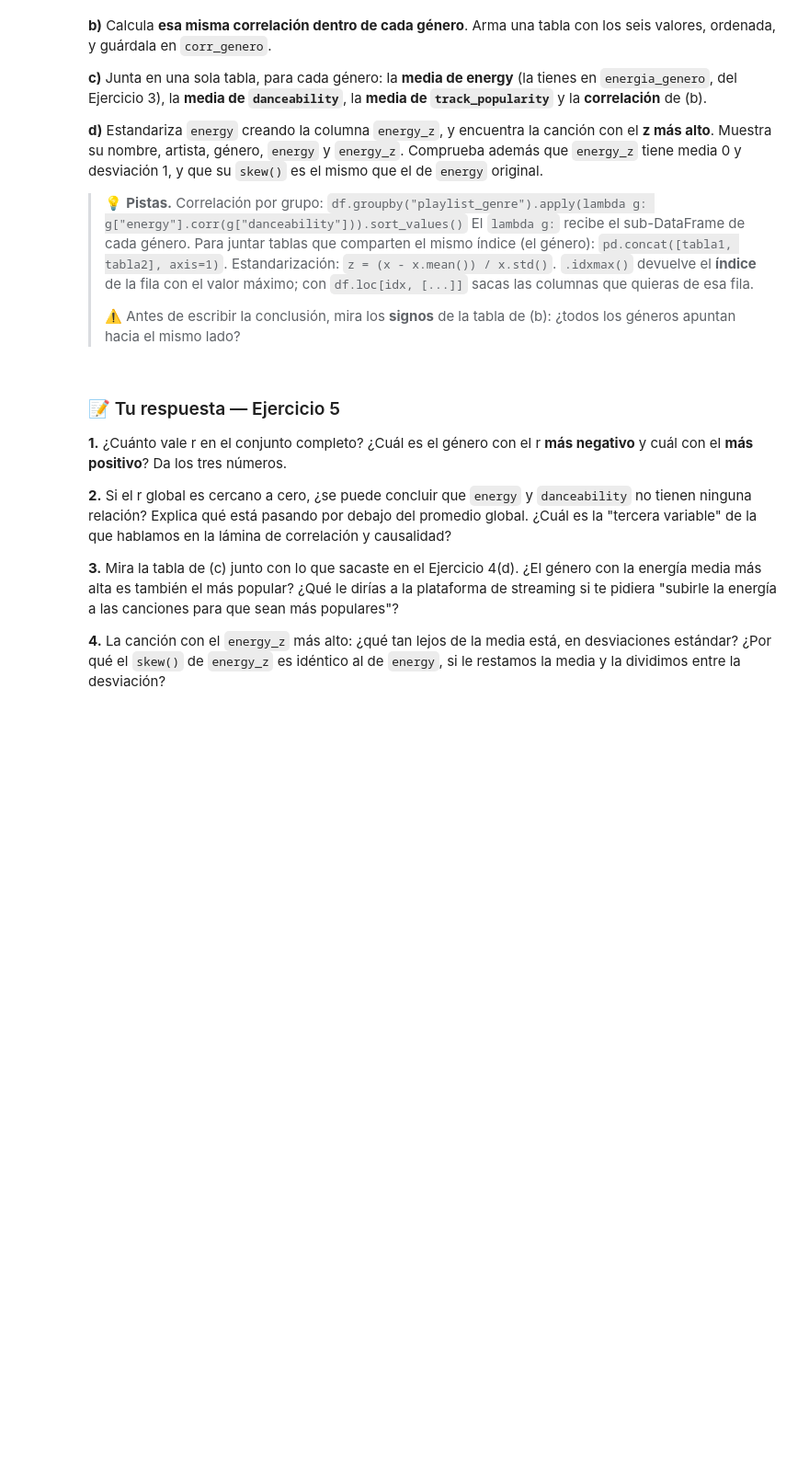
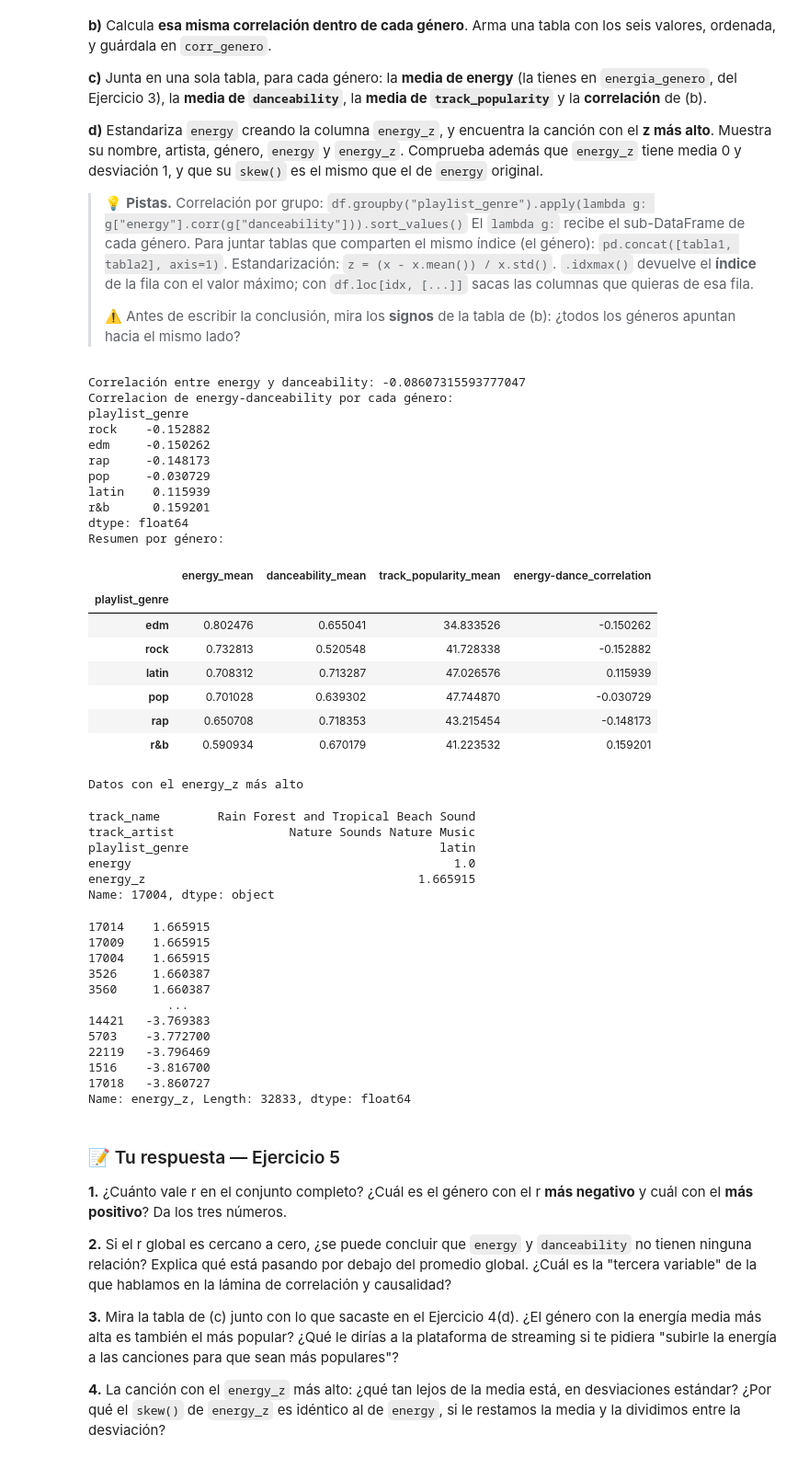
Before and after one commit to JuanpiNavarro/s100-tareas-Analitica-Datos, a Jupyter notebook: S100_PS1_Navarro.ipynb, the cells around one changed output. Shown at 92% size. Cells and saved outputs as stored; diff of their text form; code cells hidden in the pictures; blank space fills up the shorter version.

```diff
--- a/S100_PS1_Navarro.ipynb
+++ b/S100_PS1_Navarro.ipynb
@@ -531,16 +531,65 @@ que el de `energy` original.
 > apuntan hacia el mismo lado?
 # %%
 # a) Correlación global entre energy y danceability
-
+energy_dance = df["energy"].corr(df["danceability"])
+print("Correlación entre energy y danceability:",energy_dance)
 
 # b) La misma correlación dentro de cada género
-corr_genero = ...
+corr_genero = df.groupby("playlist_genre").apply(lambda g:g["energy"].corr(g["danceability"])).sort_values()
+print("Correlacion de energy-danceability por cada género:")
 print(corr_genero)
-
 # c) Tabla resumen por género
-
+danceability_genero = df.groupby("playlist_genre")["danceability"].agg(["mean", "std"]).sort_values("mean", ascending=False)
+trackpop_genero = df.groupby("playlist_genre")["track_popularity"].agg(["mean", "std"]).sort_values("mean", ascending=False)
+resumenGenero = pd.concat([energia_genero["mean"], danceability_genero["mean"], trackpop_genero["mean"], corr_genero], axis=1,
+                          keys=["energy_mean", "danceability_mean", "track_popularity_mean", "energy-dance_correlation"])
+#resumenGenero = pd.concat()
+print("Resumen por género:")
+display(resumenGenero)
 
 # d) Estandarización de energy y canción más extrema
+df["energy_z"] = (df["energy"] - df["energy"].mean())/df["energy"].std()
+print("Datos con el energy_z más alto")
+display(df.loc[df["energy_z"].idxmax(), ["track_name", "track_artist", "playlist_genre", "energy", "energy_z"]])
+# %% [output]
+Correlación entre energy y danceability: -0.08607315593777047
+Correlacion de energy-danceability por cada género:
+playlist_genre
+rock    -0.152882
+edm     -0.150262
+rap     -0.148173
+pop     -0.030729
+latin    0.115939
+r&b      0.159201
+dtype: float64
+Resumen por género:
+|  | energy_mean | danceability_mean | track_popularity_mean | energy-dance_correlation |
+| playlist_genre |  |  |  |  |
+| edm | 0.802476 | 0.655041 | 34.833526 | -0.150262 |
+| rock | 0.732813 | 0.520548 | 41.728338 | -0.152882 |
+| latin | 0.708312 | 0.713287 | 47.026576 | 0.115939 |
+| pop | 0.701028 | 0.639302 | 47.744870 | -0.030729 |
+| rap | 0.650708 | 0.718353 | 43.215454 | -0.148173 |
+| r&b | 0.590934 | 0.670179 | 41.223532 | 0.159201 |
+Datos con el energy_z más alto
+track_name        Rain Forest and Tropical Beach Sound
+track_artist                Nature Sounds Nature Music
+playlist_genre                                   latin
+energy                                             1.0
+energy_z                                      1.665915
+Name: 17004, dtype: object
+17014    1.665915
+17009    1.665915
+17004    1.665915
+3526     1.660387
+3560     1.660387
+           ...
+14421   -3.769383
+5703    -3.772700
+22119   -3.796469
+1516    -3.816700
+17018   -3.860727
+Name: energy_z, Length: 32833, dtype: float64
 # %% [markdown]
 ### 📝 Tu respuesta — Ejercicio 5
 
```
